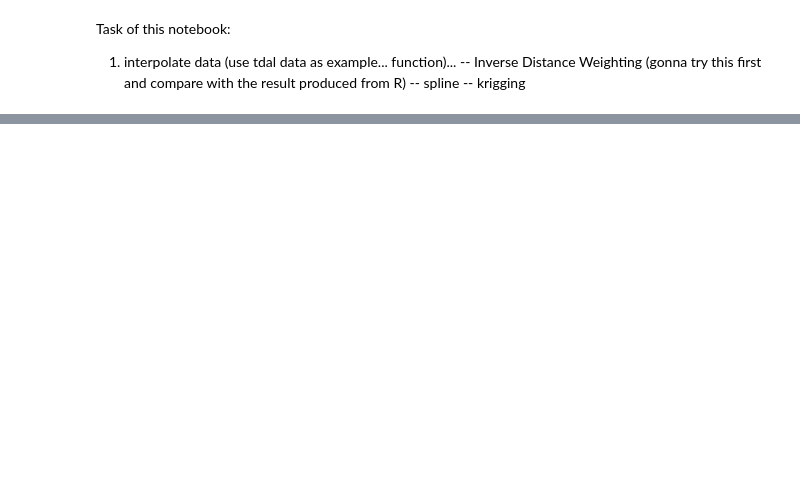
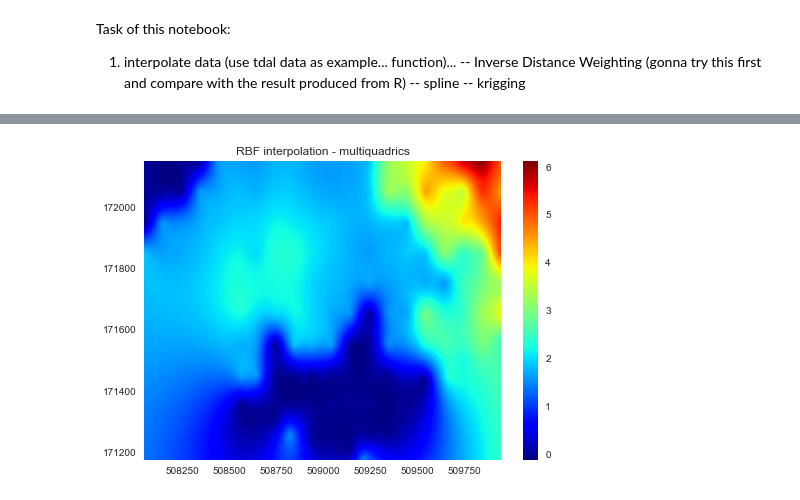
Before and after one commit to mateoneira/UrbanDNA, a Jupyter notebook: Ele-June/June_v1_1.ipynb, the cells around one changed output, grey strips where cells are left out. Drawn from its saved outputs; the diff is of its cells as text; code cells hidden in the pictures; blank space fills up the shorter version.

Commit message:
updated interpolation

```diff
--- a/Ele-June/June_v1_1.ipynb
+++ b/Ele-June/June_v1_1.ipynb
@@ -37,0 +48,5 @@ PTAL_grid.head()
+# %%
+# let's try with a section of the original data set.
+sub = PTAL_grid[PTAL_grid["X"]<510000]
+sub = sub[sub["Y"]<172200]
+sub.describe()
@@ -106,0 +83,29 @@ plt.show()
+# %%
+import numpy as np
+from scipy.interpolate import Rbf
+import matplotlib.pyplot as plt
+from matplotlib import cm
+
+# 2-d tests - setup scattered data
+x = sub['X']
+y = sub['Y']
+z = sub['AI2015']
+txi = np.linspace(min(x), max(x), 1000)
+tyi = np.linspace(min(y), max(y), 1000)
+XI, YI = np.meshgrid(txi, tyi)
+
+# use RBF
+rbf = Rbf(x, y, z, epsilon=2)
+ZI = rbf(XI, YI)
+# %%
+# plot the result
+plt.subplot(1, 1, 1)
+plt.pcolor(XI, YI, ZI, cmap=cm.jet)
+# plt.scatter(x, y, 100, z, cmap=cm.jet)
+plt.title('RBF interpolation - multiquadrics')
+plt.xlim(min(x),max(x))
+plt.ylim(min(y), max(y))
+plt.colorbar()
+plt.show()
+# %% [output]
+[figure, added]
```
Also changed, not shown: parts of 7 cells of this notebook, 1 other file.
